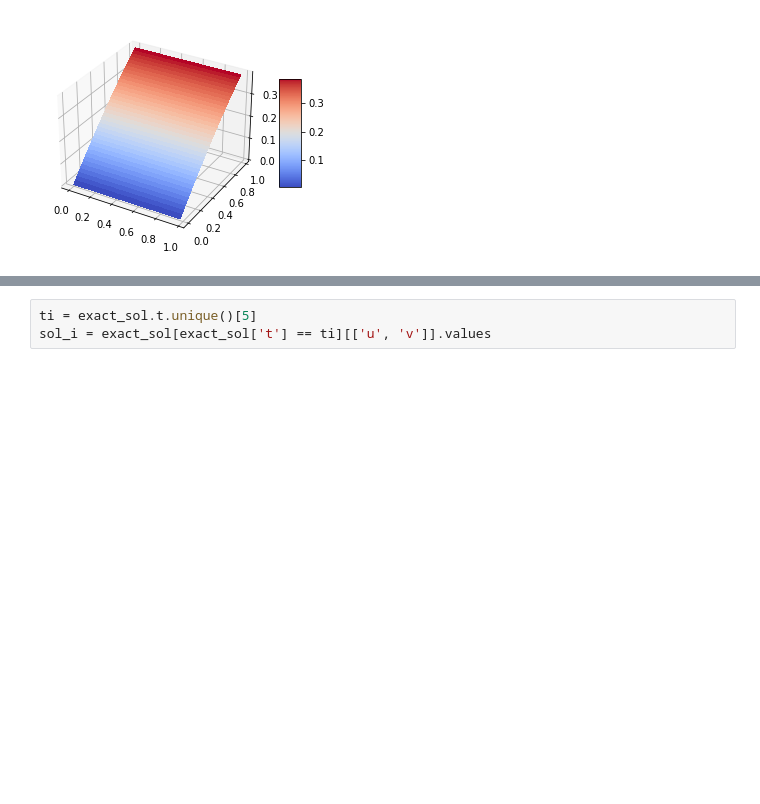
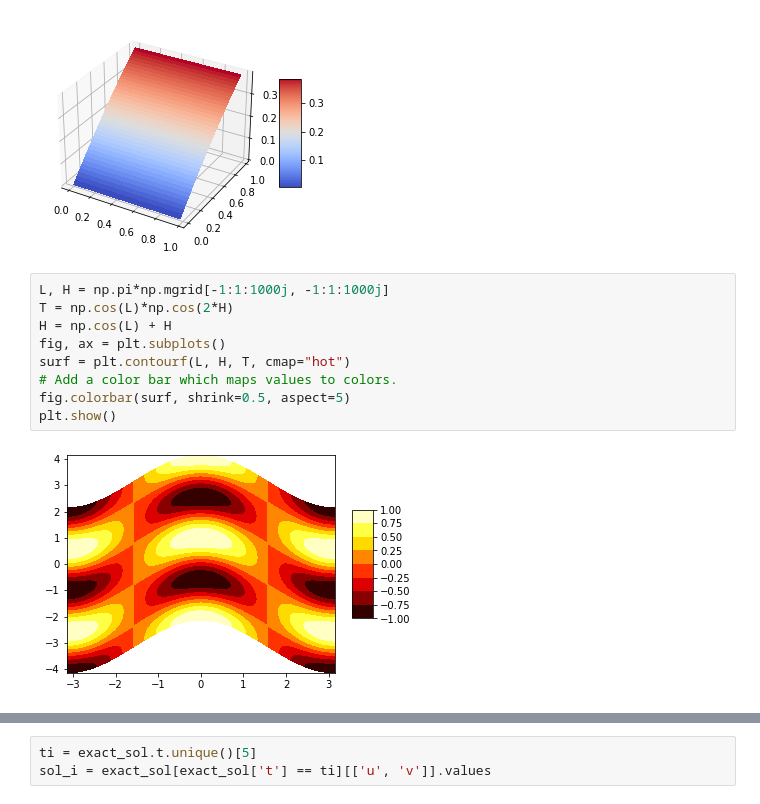
Before and after one commit to alekzandev/Meshless-RBF-Solve-Burger-Equation, a Jupyter notebook: run_solution.ipynb, the cells around one changed output, grey strips where cells are left out. Saved outputs shown, nothing was run; the diff lists cells and outputs as text; blank space fills up the shorter version.

```diff
--- a/run_solution.ipynb
+++ b/run_solution.ipynb
@@ -132,3 +112,14 @@ fig.colorbar(surf, shrink=0.5, aspect=5)
 # %% [output]
 <matplotlib.colorbar.Colorbar at 0x...>
 [figure]
+# %%
+L, H = np.pi*np.mgrid[-1:1:1000j, -1:1:1000j]
+T = np.cos(L)*np.cos(2*H)
+H = np.cos(L) + H
+fig, ax = plt.subplots()
+surf = plt.contourf(L, H, T, cmap="hot")
+# Add a color bar which maps values to colors.
+fig.colorbar(surf, shrink=0.5, aspect=5)
+plt.show()
+# %% [output]
+[figure, added]
```
Also changed, not shown: parts of 2 cells of this notebook.
